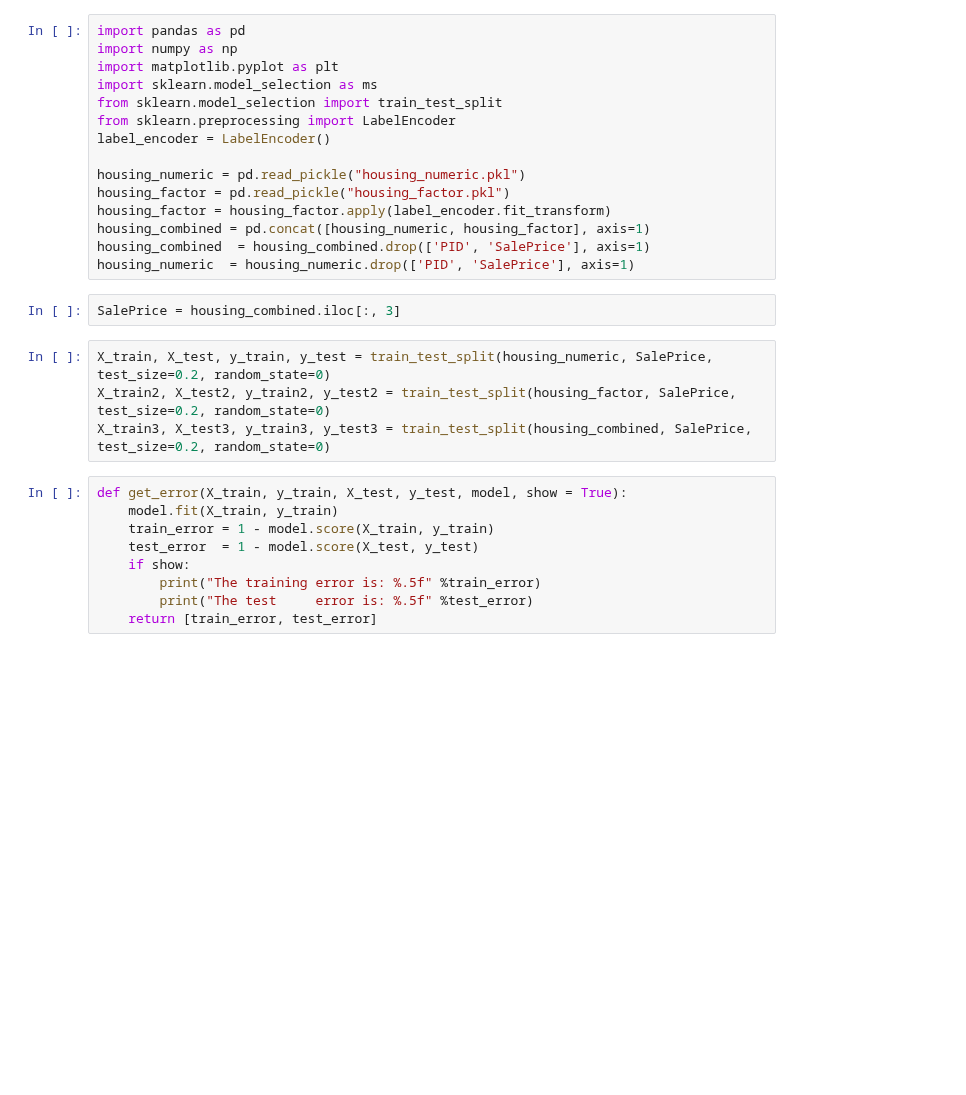
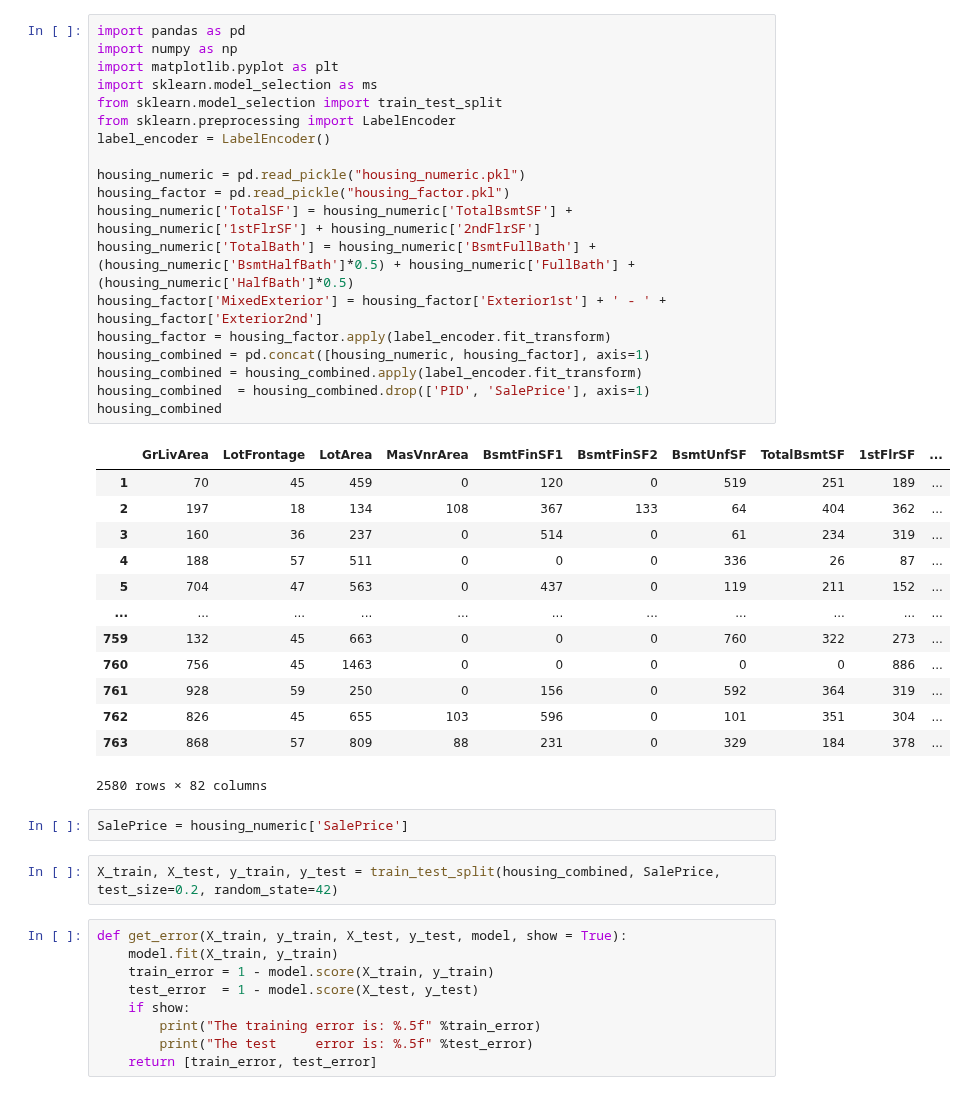
Before and after one commit to dimmediato/ML_Ames_Housing, a Jupyter notebook: Python/Ames_RF_Combined.ipynb, the cells around one changed output. Cells and saved outputs as stored; diff of their text form; blank space fills up the shorter version.

```diff
--- a/Python/Ames_RF_Combined.ipynb
+++ b/Python/Ames_RF_Combined.ipynb
@@ -1,24 +1,40 @@
 # %%
 import pandas as pd
 import numpy as np
 import matplotlib.pyplot as plt
 import sklearn.model_selection as ms
 from sklearn.model_selection import train_test_split
 from sklearn.preprocessing import LabelEncoder
 label_encoder = LabelEncoder()
 
 housing_numeric = pd.read_pickle("housing_numeric.pkl")
 housing_factor = pd.read_pickle("housing_factor.pkl")
+housing_numeric['TotalSF'] = housing_numeric['TotalBsmtSF'] + housing_numeric['1stFlrSF'] + housing_numeric['2ndFlrSF']
+housing_numeric['TotalBath'] = housing_numeric['BsmtFullBath'] + (housing_numeric['BsmtHalfBath']*0.5) + housing_numeric['FullBath'] + (housing_numeric['HalfBath']*0.5)
+housing_factor['MixedExterior'] = housing_factor['Exterior1st'] + ' - ' + housing_factor['Exterior2nd']
 housing_factor = housing_factor.apply(label_encoder.fit_transform)
 housing_combined = pd.concat([housing_numeric, housing_factor], axis=1)
+housing_combined = housing_combined.apply(label_encoder.fit_transform)
 housing_combined  = housing_combined.drop(['PID', 'SalePrice'], axis=1)
-housing_numeric  = housing_numeric.drop(['PID', 'SalePrice'], axis=1)
+housing_combined
+# %% [output]
+|  | GrLivArea | LotFrontage | LotArea | MasVnrArea | BsmtFinSF1 | BsmtFinSF2 | BsmtUnfSF | TotalBsmtSF | 1stFlrSF | ... |
+| 1 | 70 | 45 | 459 | 0 | 120 | 0 | 519 | 251 | 189 | ... |
+| 2 | 197 | 18 | 134 | 108 | 367 | 133 | 64 | 404 | 362 | ... |
+| 3 | 160 | 36 | 237 | 0 | 514 | 0 | 61 | 234 | 319 | ... |
+| 4 | 188 | 57 | 511 | 0 | 0 | 0 | 336 | 26 | 87 | ... |
+| 5 | 704 | 47 | 563 | 0 | 437 | 0 | 119 | 211 | 152 | ... |
+| ... | ... | ... | ... | ... | ... | ... | ... | ... | ... | ... |
+| 759 | 132 | 45 | 663 | 0 | 0 | 0 | 760 | 322 | 273 | ... |
+| 760 | 756 | 45 | 1463 | 0 | 0 | 0 | 0 | 0 | 886 | ... |
+| 761 | 928 | 59 | 250 | 0 | 156 | 0 | 592 | 364 | 319 | ... |
+| 762 | 826 | 45 | 655 | 103 | 596 | 0 | 101 | 351 | 304 | ... |
+| 763 | 868 | 57 | 809 | 88 | 231 | 0 | 329 | 184 | 378 | ... |
+2580 rows × 82 columns
 # %%
-SalePrice = housing_combined.iloc[:, 3]
+SalePrice = housing_numeric['SalePrice']
 # %%
-X_train, X_test, y_train, y_test = train_test_split(housing_numeric, SalePrice, test_size=0.2, random_state=0)
-X_train2, X_test2, y_train2, y_test2 = train_test_split(housing_factor, SalePrice, test_size=0.2, random_state=0)
-X_train3, X_test3, y_train3, y_test3 = train_test_split(housing_combined, SalePrice, test_size=0.2, random_state=0)
+X_train, X_test, y_train, y_test = train_test_split(housing_combined, SalePrice, test_size=0.2, random_state=42)
 # %%
 def get_error(X_train, y_train, X_test, y_test, model, show = True):
     model.fit(X_train, y_train)
```
Also changed, not shown: parts of 21 cells of this notebook.
